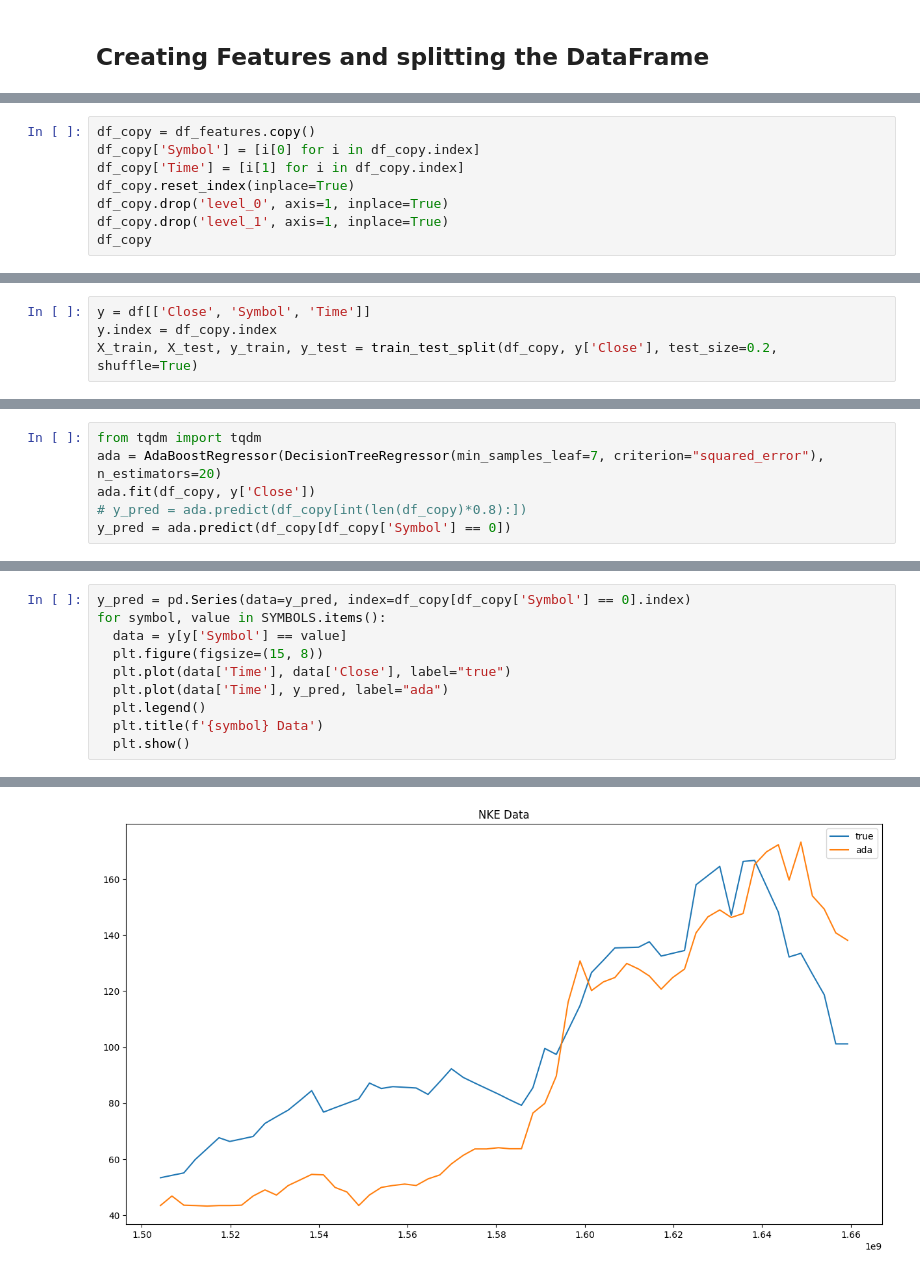
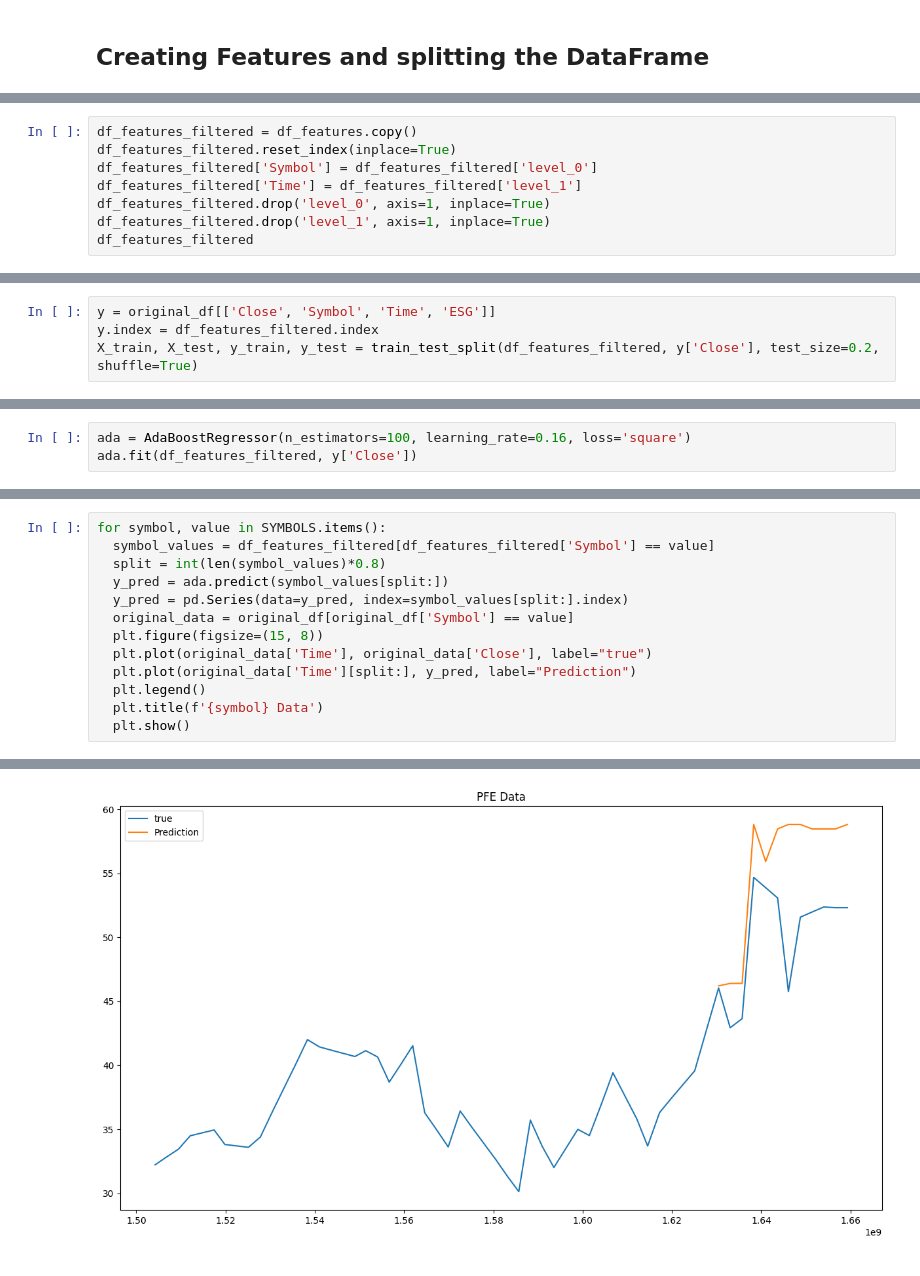
Before and after one commit to Sekuloski/vnp-prices, a Jupyter notebook: VNP_Project.ipynb, the cells around one changed output, grey strips where cells are left out. Saved outputs shown, nothing was run; the diff lists cells and outputs as text.

```diff
--- a/VNP_Project.ipynb
+++ b/VNP_Project.ipynb
@@ -125,10 +153,10 @@ WARNING:tsfresh.feature_extraction.settings:Dependency not available for matrix_
 # %%
-df_copy = df_features.copy()
-df_copy['Symbol'] = [i[0] for i in df_copy.index]
-df_copy['Time'] = [i[1] for i in df_copy.index]
-df_copy.reset_index(inplace=True)
-df_copy.drop('level_0', axis=1, inplace=True)
-df_copy.drop('level_1', axis=1, inplace=True)
-df_copy
+df_features_filtered = df_features.copy()
+df_features_filtered.reset_index(inplace=True)
+df_features_filtered['Symbol'] = df_features_filtered['level_0']
+df_features_filtered['Time'] = df_features_filtered['level_1']
+df_features_filtered.drop('level_0', axis=1, inplace=True)
+df_features_filtered.drop('level_1', axis=1, inplace=True)
+df_features_filtered
 # %% [output]
 |  | ESG__variance_larger_than_standar... | ESG__has_duplicate_max | ESG__has_duplicate_min | ESG__has_duplicate | ESG__sum_values | ... |
@@ -146,5 +174,5 @@ df_copy
 360 rows × 3917 columns
 # %%
-y = df[['Close', 'Symbol', 'Time']]
-y.index = df_copy.index
-X_train, X_test, y_train, y_test = train_test_split(df_copy, y['Close'], test_size=0.2, shuffle=True)
+y = original_df[['Close', 'Symbol', 'Time', 'ESG']]
+y.index = df_features_filtered.index
+X_train, X_test, y_train, y_test = train_test_split(df_features_filtered, y['Close'], test_size=0.2, shuffle=True)
@@ -155,6 +178,0 @@ X_train, X_test, y_train, y_test = train_test_split(df_copy, y['Close'], test_si
-# %%
-from tqdm import tqdm
-ada = AdaBoostRegressor(DecisionTreeRegressor(min_samples_leaf=7, criterion="squared_error"), n_estimators=20)
-ada.fit(df_copy, y['Close'])
-# y_pred = ada.predict(df_copy[int(len(df_copy)*0.8):])
-y_pred = ada.predict(df_copy[df_copy['Symbol'] == 0])
@@ -160,0 +181,3 @@ y_pred = ada.predict(df_copy[df_copy['Symbol'] == 0])
+# %%
+ada = AdaBoostRegressor(n_estimators=100, learning_rate=0.16, loss='square')
+ada.fit(df_features_filtered, y['Close'])
@@ -161,10 +207,13 @@ y_pred = ada.predict(df_copy[df_copy['Symbol'] == 0])
 # %%
-y_pred = pd.Series(data=y_pred, index=df_copy[df_copy['Symbol'] == 0].index)
 for symbol, value in SYMBOLS.items():
-  data = y[y['Symbol'] == value]
+  symbol_values = df_features_filtered[df_features_filtered['Symbol'] == value]
+  split = int(len(symbol_values)*0.8)
+  y_pred = ada.predict(symbol_values[split:])
+  y_pred = pd.Series(data=y_pred, index=symbol_values[split:].index)
+  original_data = original_df[original_df['Symbol'] == value]
   plt.figure(figsize=(15, 8))
-  plt.plot(data['Time'], data['Close'], label="true")
-  plt.plot(data['Time'], y_pred, label="ada")
+  plt.plot(original_data['Time'], original_data['Close'], label="true")
+  plt.plot(original_data['Time'][split:], y_pred, label="Prediction")
   plt.legend()
   plt.title(f'{symbol} Data')
   plt.show()
@@ -175 +224 @@ for symbol, value in SYMBOLS.items():
-[figure, old version]
+[figure, new version]
```
Also changed, not shown: parts of 18 cells of this notebook, 2 other files.
